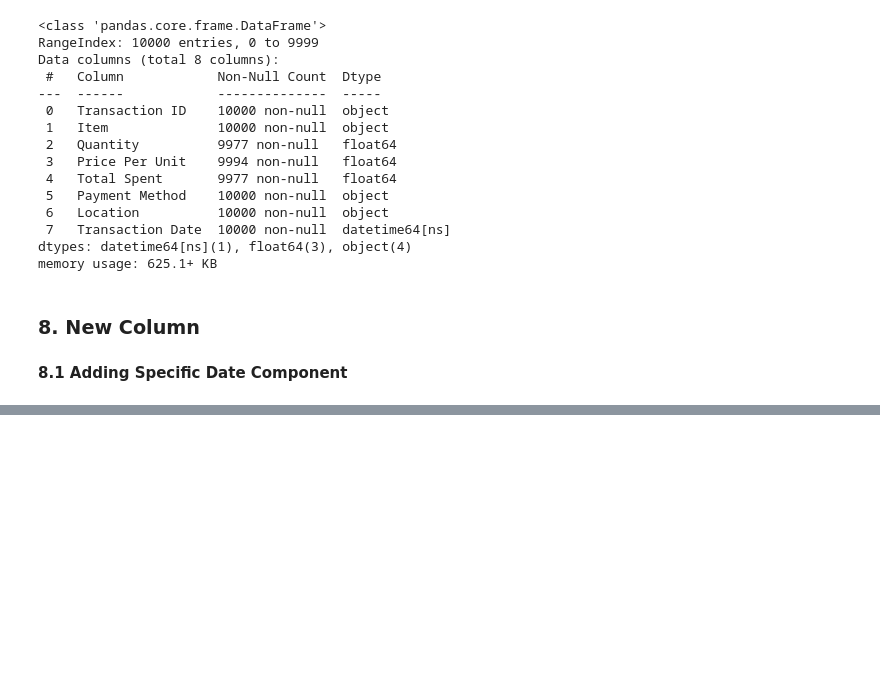
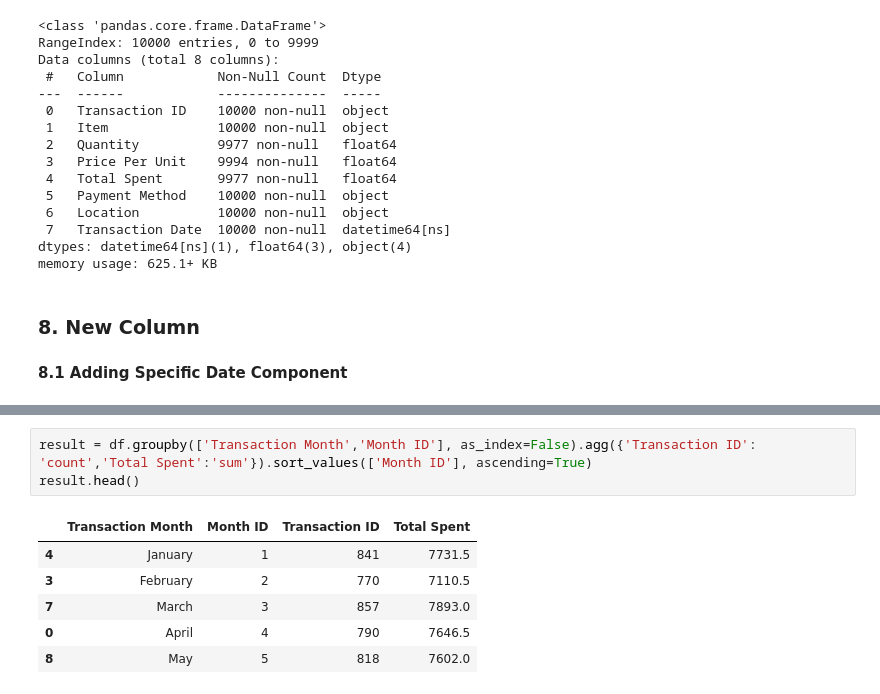
Before and after one commit to jeeenss/Data-Analysis-with-Python, a Jupyter notebook: Cafe_Sales/cafe_sales_analysis.ipynb, the cells around one changed output, grey strips where cells are left out. Drawn from its saved outputs; the diff is of its cells as text; blank space fills up the shorter version.

```diff
--- a/Cafe_Sales/cafe_sales_analysis.ipynb
+++ b/Cafe_Sales/cafe_sales_analysis.ipynb
@@ -936,0 +971,10 @@ df.head()
+# %%
+result = df.groupby(['Transaction Month','Month ID'], as_index=False).agg({'Transaction ID': 'count','Total Spent':'sum'}).sort_values(['Month ID'], ascending=True)
+result.head()
+# %% [output]
+|  | Transaction Month | Month ID | Transaction ID | Total Spent |
+| 4 | January | 1 | 841 | 7731.5 |
+| 3 | February | 2 | 770 | 7110.5 |
+| 7 | March | 3 | 857 | 7893.0 |
+| 0 | April | 4 | 790 | 7646.5 |
+| 8 | May | 5 | 818 | 7602.0 |
```
Also changed, not shown: parts of 7 cells of this notebook.
